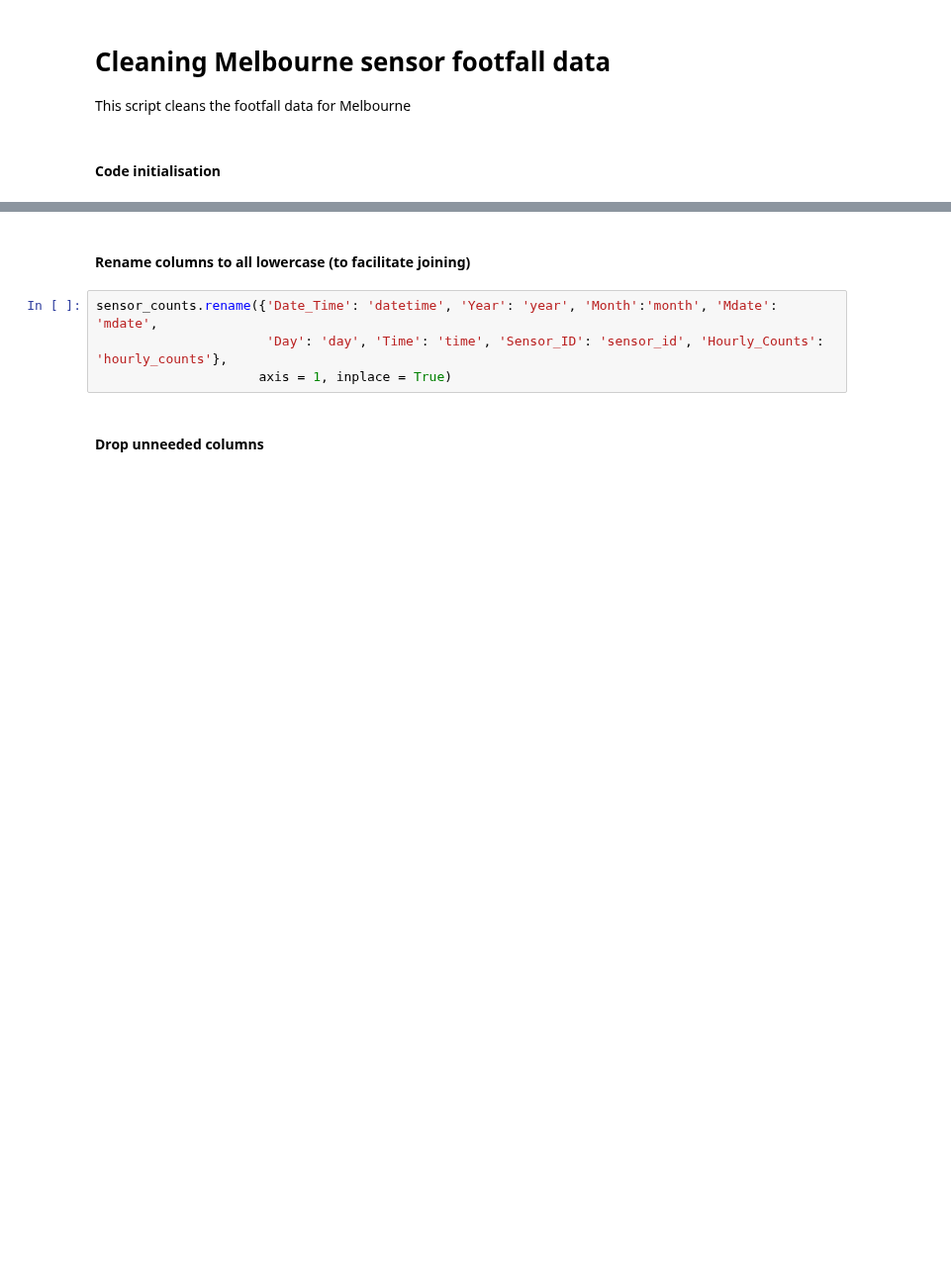
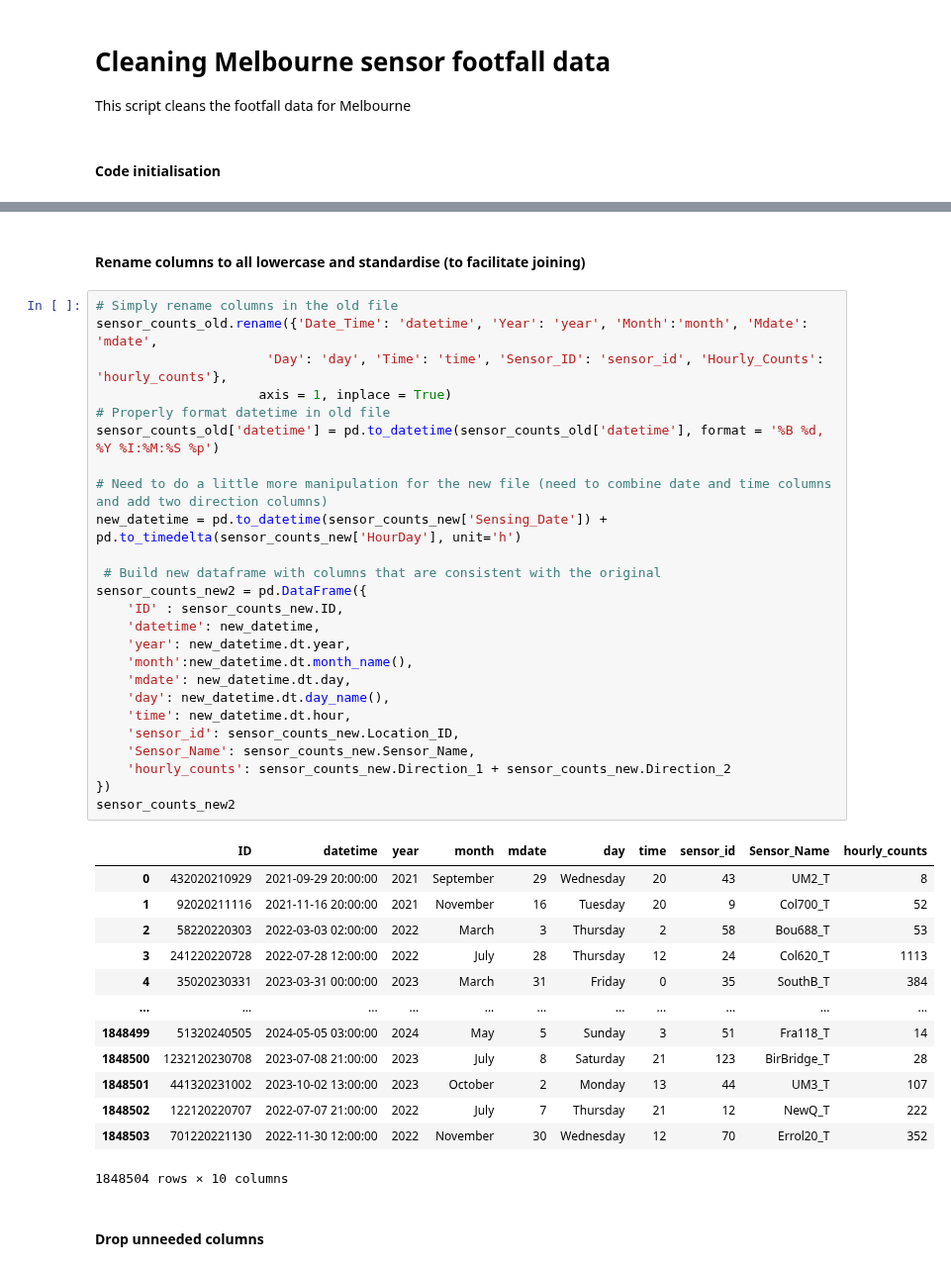
Before and after one commit to nickmalleson/footfall, a Jupyter notebook: MelbourneAnalysis/1. PreparingData/1. CleanData/CleaningData-Footfall.ipynb, the cells around one changed output, grey strips where cells are left out. Shown at 99% size. Cells and saved outputs as stored; diff of their text form; blank space fills up the shorter version.

```diff
--- a/MelbourneAnalysis/1. PreparingData/1. CleanData/CleaningData-Footfall.ipynb
+++ b/MelbourneAnalysis/1. PreparingData/1. CleanData/CleaningData-Footfall.ipynb
@@ -32,9 +80,44 @@ Data directory '../../Data/' already contains files.
 # %% [markdown]
-#### Rename columns to all lowercase (to facilitate joining)
+#### Rename columns to all lowercase and standardise (to facilitate joining)
-# %%
-sensor_counts.rename({'Date_Time': 'datetime', 'Year': 'year', 'Month':'month', 'Mdate': 'mdate',
-                      'Day': 'day', 'Time': 'time', 'Sensor_ID': 'sensor_id', 'Hourly_Counts': 'hourly_counts'},
-                     axis = 1, inplace = True)
+# %%
+# Simply rename columns in the old file
+sensor_counts_old.rename({'Date_Time': 'datetime', 'Year': 'year', 'Month':'month', 'Mdate': 'mdate',
+                      'Day': 'day', 'Time': 'time', 'Sensor_ID': 'sensor_id', 'Hourly_Counts': 'hourly_counts'},
+                     axis = 1, inplace = True)
+# Properly format datetime in old file
+sensor_counts_old['datetime'] = pd.to_datetime(sensor_counts_old['datetime'], format = '%B %d, %Y %I:%M:%S %p')
+
+# Need to do a little more manipulation for the new file (need to combine date and time columns and add two direction columns)
+new_datetime = pd.to_datetime(sensor_counts_new['Sensing_Date']) + pd.to_timedelta(sensor_counts_new['HourDay'], unit='h')
+
+ # Build new dataframe with columns that are consistent with the original
+sensor_counts_new2 = pd.DataFrame({
+    'ID' : sensor_counts_new.ID,
+    'datetime': new_datetime,
+    'year': new_datetime.dt.year,
+    'month':new_datetime.dt.month_name(),
+    'mdate': new_datetime.dt.day,
+    'day': new_datetime.dt.day_name(),
+    'time': new_datetime.dt.hour,
+    'sensor_id': sensor_counts_new.Location_ID,
+    'Sensor_Name': sensor_counts_new.Sensor_Name,
+    'hourly_counts': sensor_counts_new.Direction_1 + sensor_counts_new.Direction_2
+})
+sensor_counts_new2
+# %% [output]
+|  | ID | datetime | year | month | mdate | day | time | sensor_id | Sensor_Name | hourly_counts |
+| 0 | 432020210929 | 2021-09-29 20:00:00 | 2021 | September | 29 | Wednesday | 20 | 43 | UM2_T | 8 |
+| 1 | 92020211116 | 2021-11-16 20:00:00 | 2021 | November | 16 | Tuesday | 20 | 9 | Col700_T | 52 |
+| 2 | 58220220303 | 2022-03-03 02:00:00 | 2022 | March | 3 | Thursday | 2 | 58 | Bou688_T | 53 |
+| 3 | 241220220728 | 2022-07-28 12:00:00 | 2022 | July | 28 | Thursday | 12 | 24 | Col620_T | 1113 |
+| 4 | 35020230331 | 2023-03-31 00:00:00 | 2023 | March | 31 | Friday | 0 | 35 | SouthB_T | 384 |
+| ... | ... | ... | ... | ... | ... | ... | ... | ... | ... | ... |
+| 1848499 | 51320240505 | 2024-05-05 03:00:00 | 2024 | May | 5 | Sunday | 3 | 51 | Fra118_T | 14 |
+| 1848500 | 1232120230708 | 2023-07-08 21:00:00 | 2023 | July | 8 | Saturday | 21 | 123 | BirBridge_T | 28 |
+| 1848501 | 441320231002 | 2023-10-02 13:00:00 | 2023 | October | 2 | Monday | 13 | 44 | UM3_T | 107 |
+| 1848502 | 122120220707 | 2022-07-07 21:00:00 | 2022 | July | 7 | Thursday | 21 | 12 | NewQ_T | 222 |
+| 1848503 | 701220221130 | 2022-11-30 12:00:00 | 2022 | November | 30 | Wednesday | 12 | 70 | Errol20_T | 352 |
+1848504 rows × 10 columns
 # %% [markdown]
 #### Drop unneeded columns
 # %%
```
Also changed, not shown: parts of 19 cells of this notebook, 1 other file.
